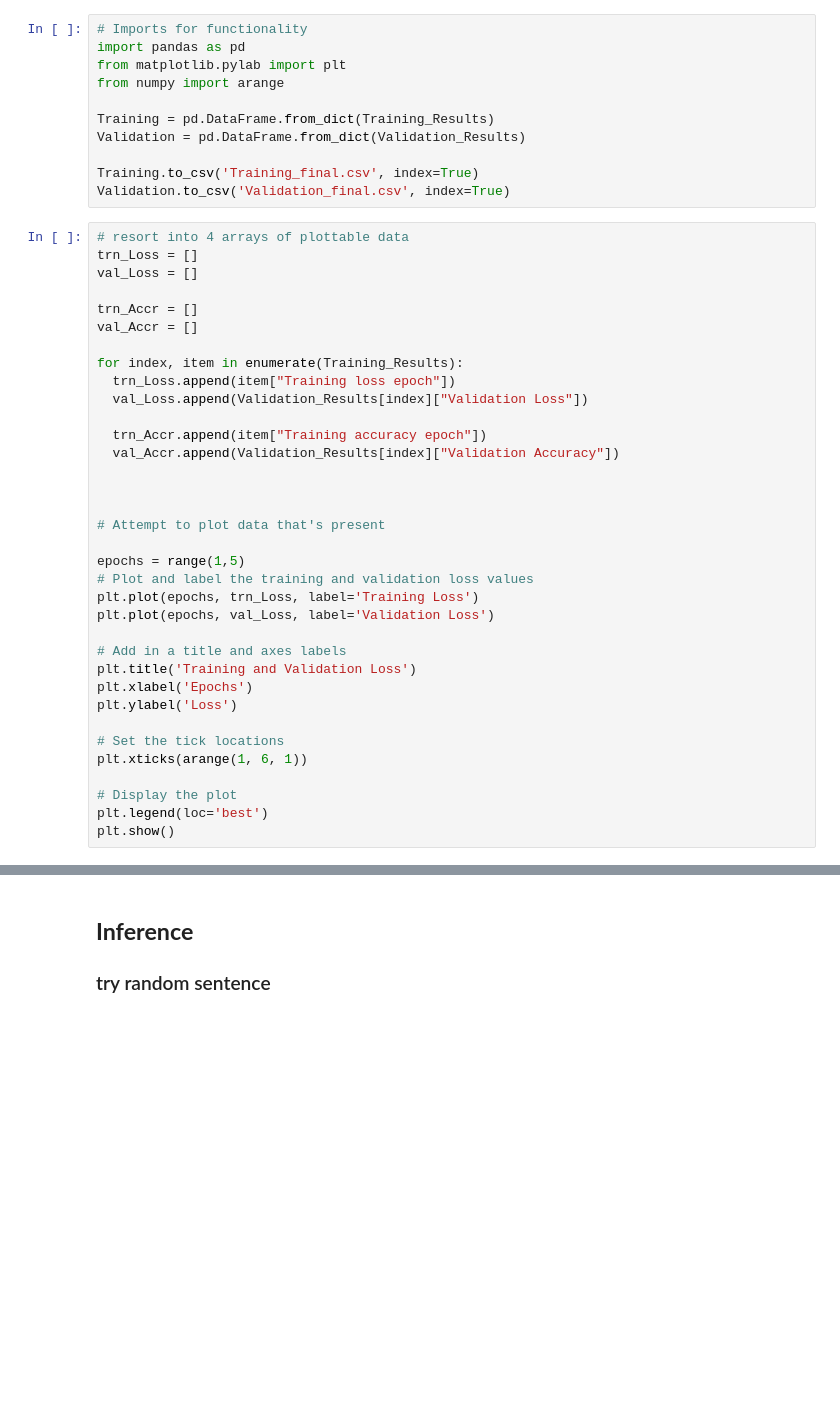
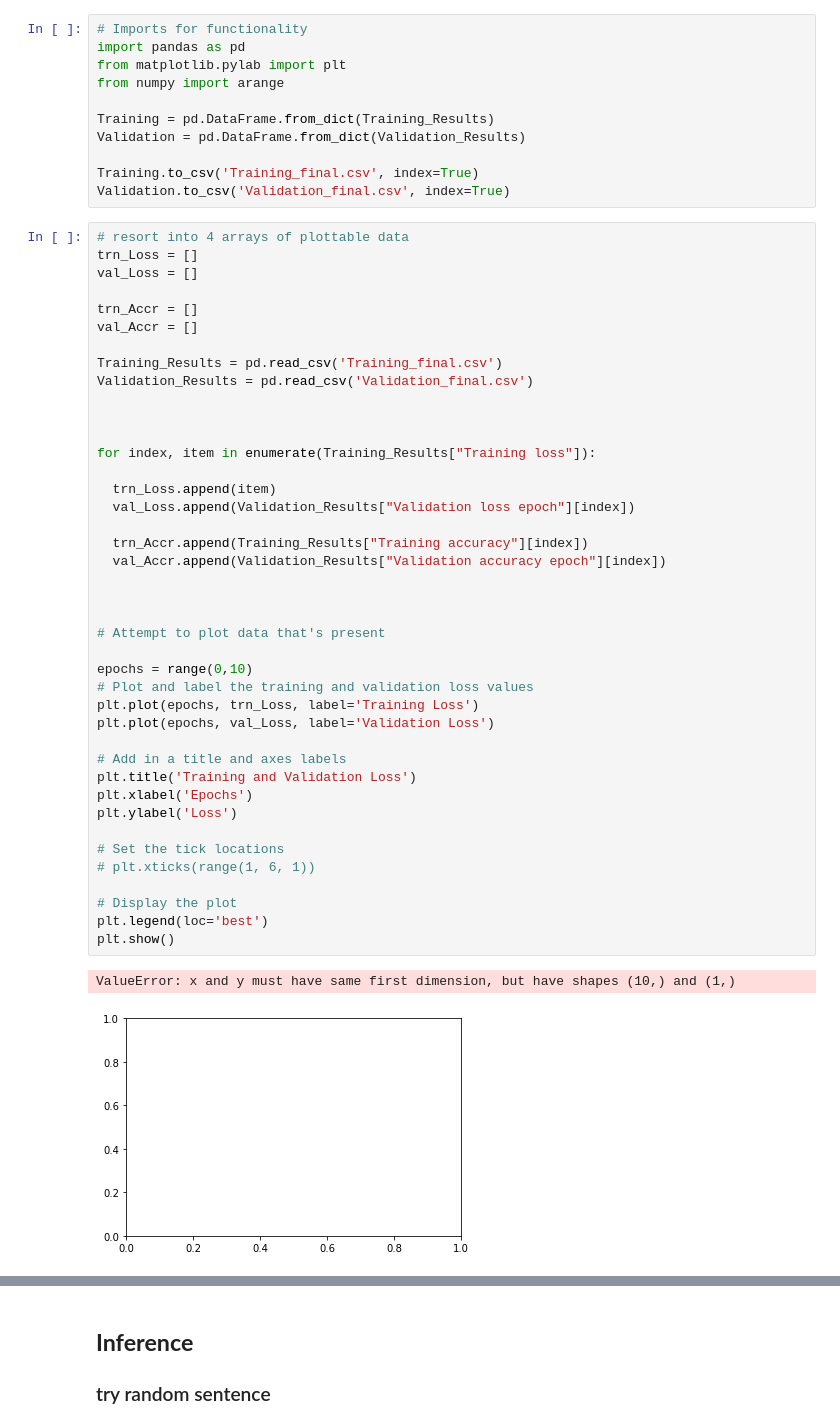
Before and after one commit to NLP-Projects-CAP6640/Project-02, a Jupyter notebook: Sahara_Project2_NER_3.ipynb, the cells around one changed output, grey strips where cells are left out. Cells and saved outputs as stored; diff of their text form; blank space fills up the shorter version.

```diff
--- a/Sahara_Project2_NER_3.ipynb
+++ b/Sahara_Project2_NER_3.ipynb
@@ -696,38 +692,47 @@ Validation.to_csv('Validation_final.csv', index=True)
 # %%
 # resort into 4 arrays of plottable data
 trn_Loss = []
 val_Loss = []
 
 trn_Accr = []
 val_Accr = []
 
-for index, item in enumerate(Training_Results):
-  trn_Loss.append(item["Training loss epoch"])
-  val_Loss.append(Validation_Results[index]["Validation Loss"])
+Training_Results = pd.read_csv('Training_final.csv')
+Validation_Results = pd.read_csv('Validation_final.csv')
 
-  trn_Accr.append(item["Training accuracy epoch"])
-  val_Accr.append(Validation_Results[index]["Validation Accuracy"])
+
+
+for index, item in enumerate(Training_Results["Training loss"]):
+
+  trn_Loss.append(item)
+  val_Loss.append(Validation_Results["Validation loss epoch"][index])
+
+  trn_Accr.append(Training_Results["Training accuracy"][index])
+  val_Accr.append(Validation_Results["Validation accuracy epoch"][index])
 
 
 
 # Attempt to plot data that's present
 
-epochs = range(1,5)
+epochs = range(0,10)
 # Plot and label the training and validation loss values
 plt.plot(epochs, trn_Loss, label='Training Loss')
 plt.plot(epochs, val_Loss, label='Validation Loss')
 
 # Add in a title and axes labels
 plt.title('Training and Validation Loss')
 plt.xlabel('Epochs')
 plt.ylabel('Loss')
 
 # Set the tick locations
-plt.xticks(arange(1, 6, 1))
+# plt.xticks(range(1, 6, 1))
 
 # Display the plot
 plt.legend(loc='best')
 plt.show()
+# %% [output]
+ValueError: x and y must have same first dimension, but have shapes (10,) and (1,)
+[figure, added]
 # %%
 # Plot and label the training and validation loss values
 plt.plot(epochs, trn_Accr, label='Training Accuracy')
```
Also changed, not shown: parts of 9 cells of this notebook.
